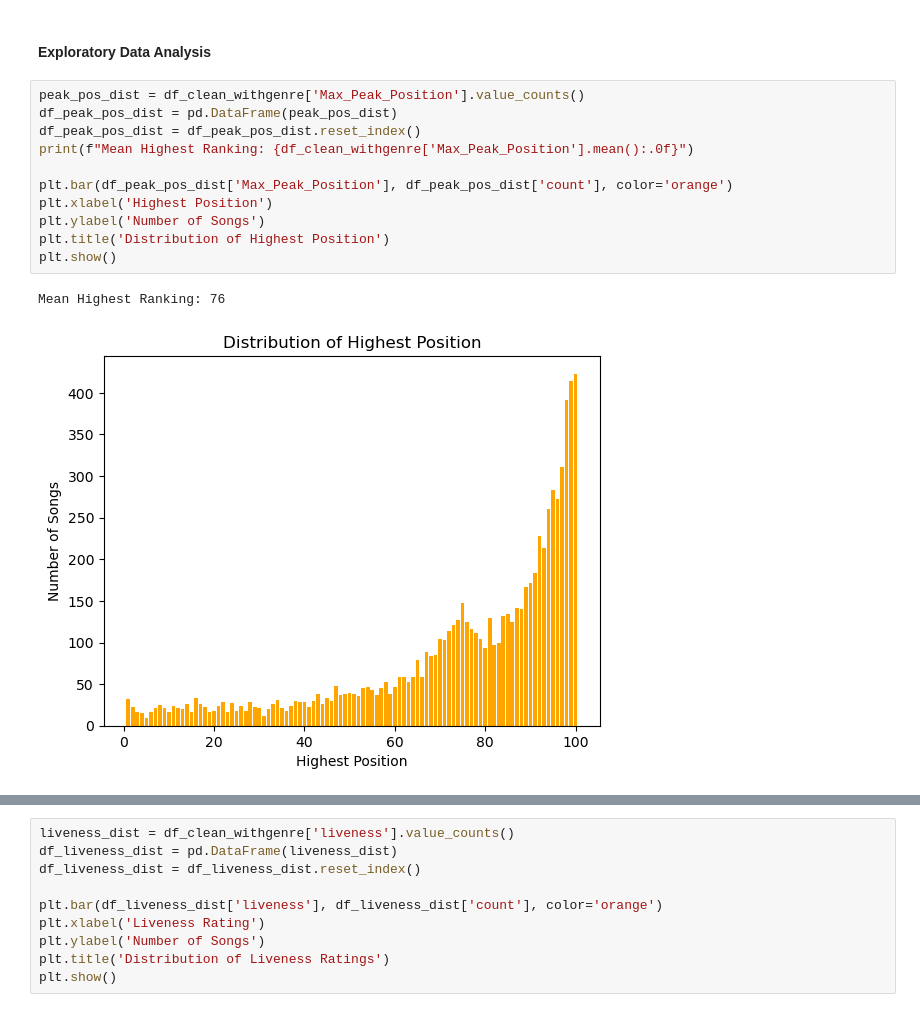
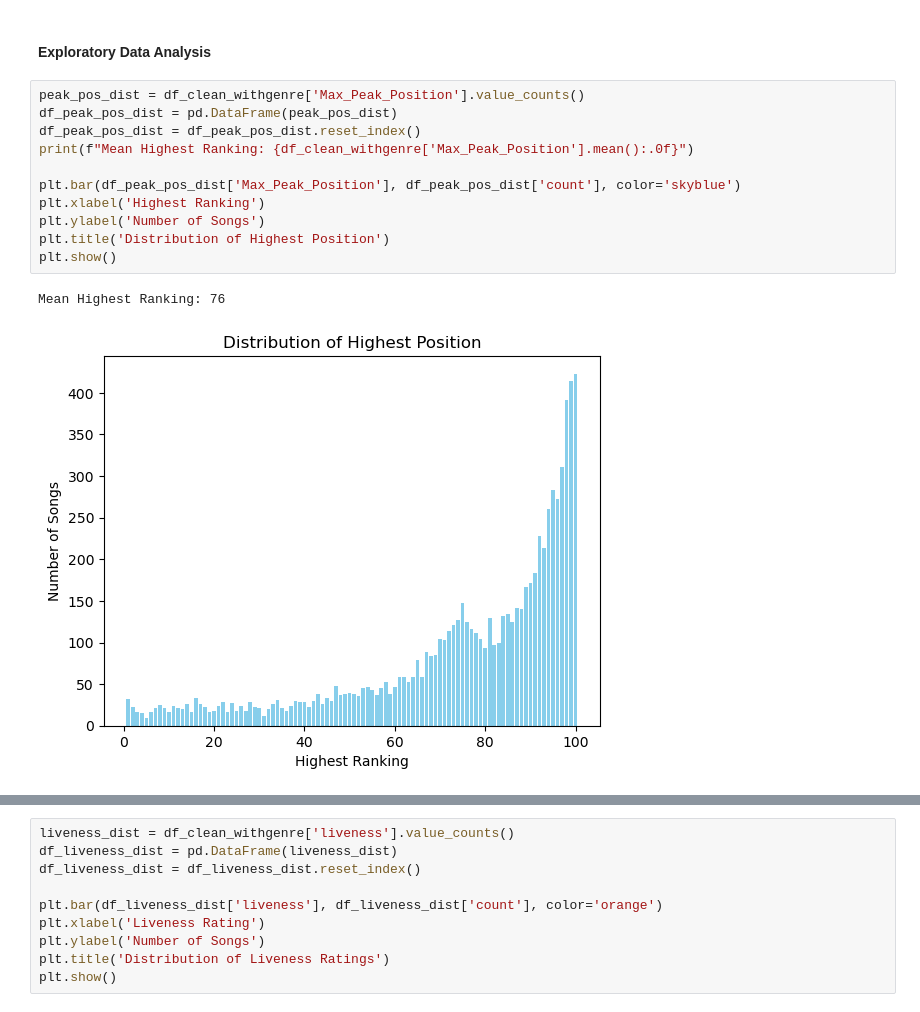
Before and after one commit to marhas109/MH_DS_Capstone_Project_2, a Jupyter notebook: MH_DS_Capstone_Proj2.ipynb, the cells around one changed output, grey strips where cells are left out. Saved outputs shown, nothing was run; the diff lists cells and outputs as text.

```diff
--- a/MH_DS_Capstone_Proj2.ipynb
+++ b/MH_DS_Capstone_Proj2.ipynb
@@ -113,14 +113,14 @@ memory usage: 5.2+ MB
 # %%
 peak_pos_dist = df_clean_withgenre['Max_Peak_Position'].value_counts()
 df_peak_pos_dist = pd.DataFrame(peak_pos_dist)
 df_peak_pos_dist = df_peak_pos_dist.reset_index()
 print(f"Mean Highest Ranking: {df_clean_withgenre['Max_Peak_Position'].mean():.0f}")
 
-plt.bar(df_peak_pos_dist['Max_Peak_Position'], df_peak_pos_dist['count'], color='orange')
-plt.xlabel('Highest Position')
+plt.bar(df_peak_pos_dist['Max_Peak_Position'], df_peak_pos_dist['count'], color='skyblue')
+plt.xlabel('Highest Ranking')
 plt.ylabel('Number of Songs')
 plt.title('Distribution of Highest Position')
 plt.show()
 # %% [output]
 Mean Highest Ranking: 76
-[figure, old version]
+[figure, new version]
```
Also changed, not shown: parts of 2 cells of this notebook.
